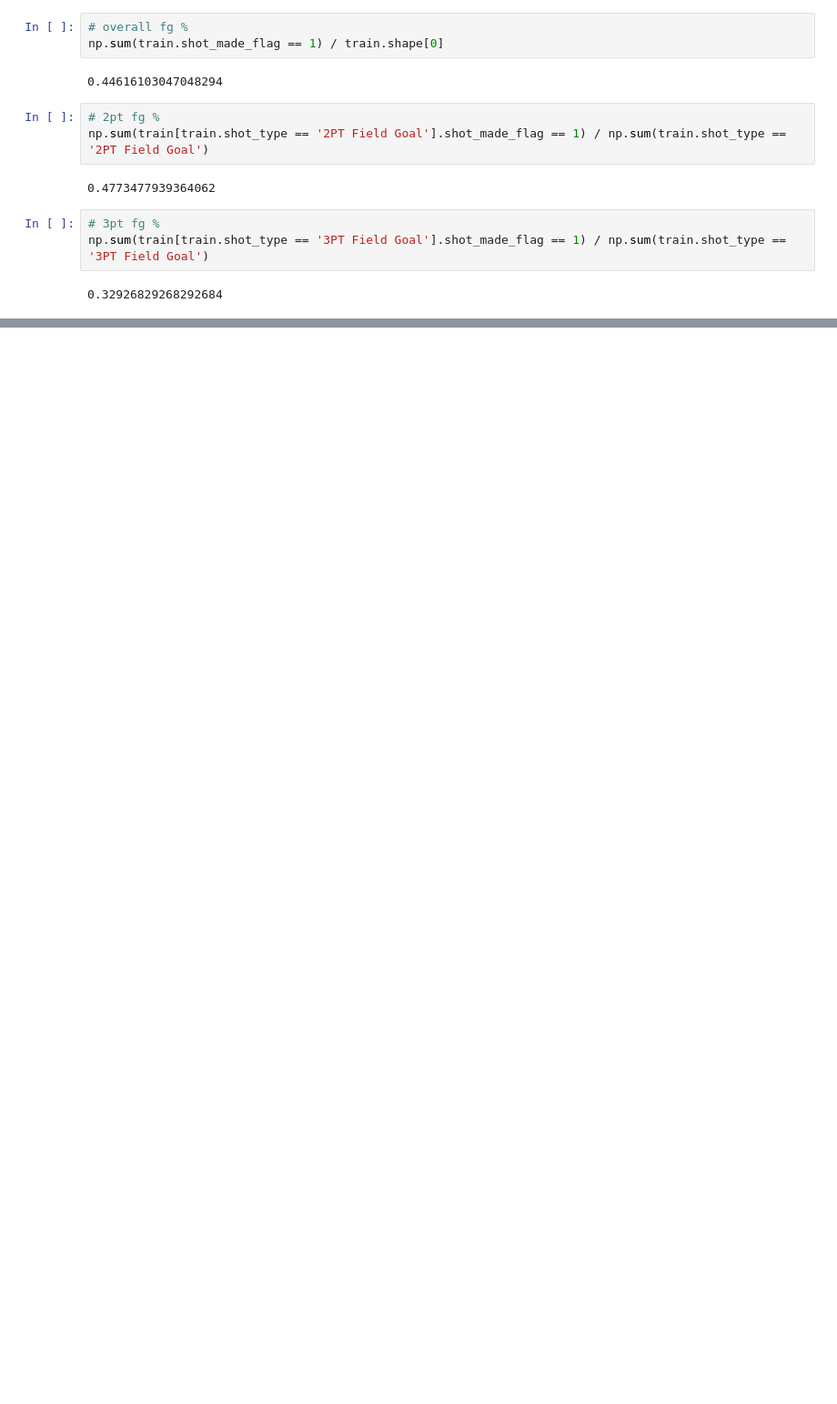
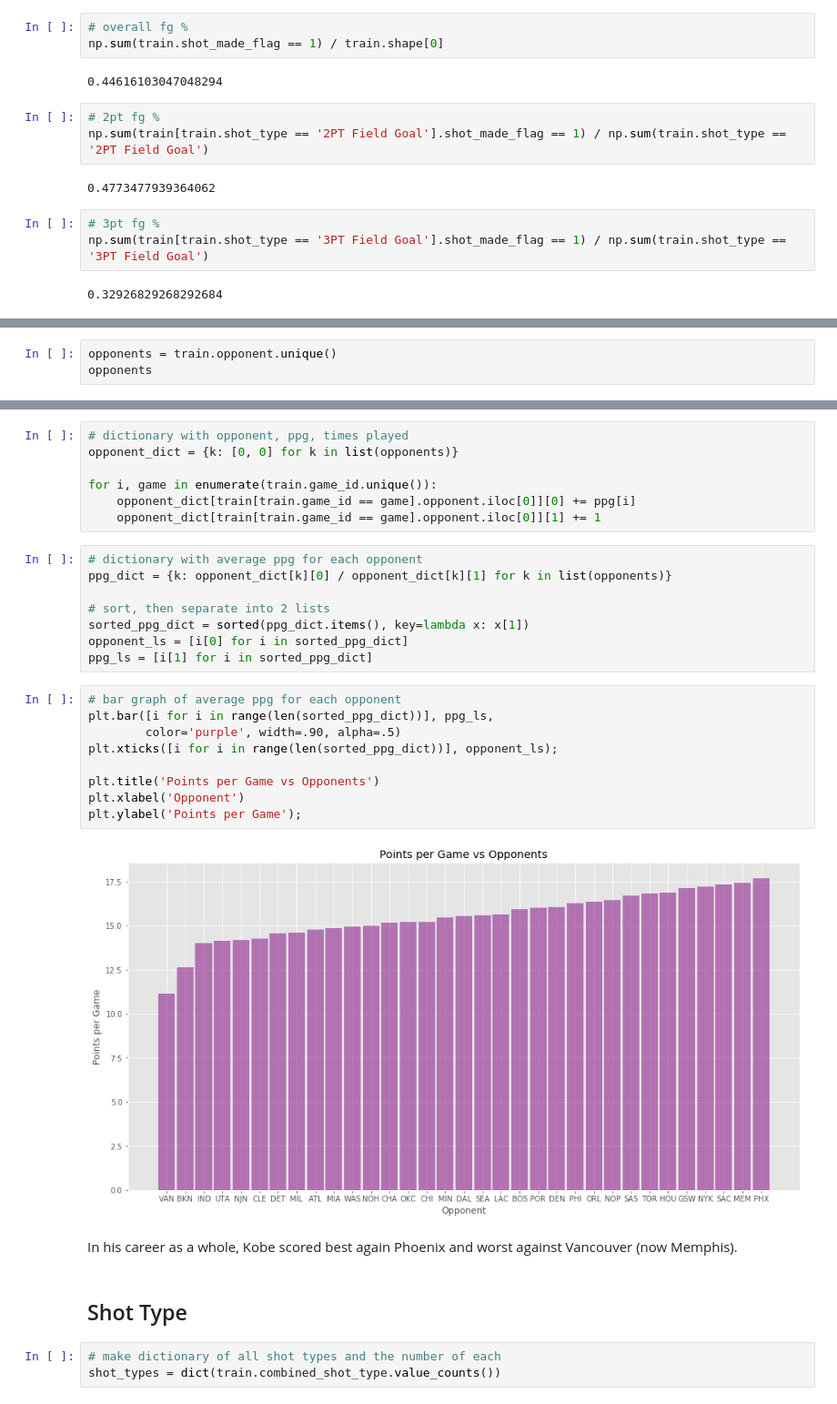
Before and after one commit to neil-ash/Kaggle, a Jupyter notebook: Kobe/Kobe_Kaggle.ipynb, the cells around one changed output, grey strips where cells are left out. Shown at 91% size. Cells and saved outputs as stored; diff of their text form; blank space fills up the shorter version.

```diff
--- a/Kobe/Kobe_Kaggle.ipynb
+++ b/Kobe/Kobe_Kaggle.ipynb
@@ -185,0 +252,3 @@ Period  FG %
+# %%
+opponents = train.opponent.unique()
+opponents
@@ -185,0 +269,33 @@ Period  FG %
+# %%
+# dictionary with opponent, ppg, times played
+opponent_dict = {k: [0, 0] for k in list(opponents)}
+
+for i, game in enumerate(train.game_id.unique()):
+    opponent_dict[train[train.game_id == game].opponent.iloc[0]][0] += ppg[i]
+    opponent_dict[train[train.game_id == game].opponent.iloc[0]][1] += 1
+# %%
+# dictionary with average ppg for each opponent
+ppg_dict = {k: opponent_dict[k][0] / opponent_dict[k][1] for k in list(opponents)}
+
+# sort, then separate into 2 lists
+sorted_ppg_dict = sorted(ppg_dict.items(), key=lambda x: x[1])
+opponent_ls = [i[0] for i in sorted_ppg_dict]
+ppg_ls = [i[1] for i in sorted_ppg_dict]
+# %%
+# bar graph of average ppg for each opponent
+plt.bar([i for i in range(len(sorted_ppg_dict))], ppg_ls,
+        color='purple', width=.90, alpha=.5)
+plt.xticks([i for i in range(len(sorted_ppg_dict))], opponent_ls);
+
+plt.title('Points per Game vs Opponents')
+plt.xlabel('Opponent')
+plt.ylabel('Points per Game');
+# %% [output]
+[figure, added]
+# %% [markdown]
+In his career as a whole, Kobe scored best again Phoenix and worst against Vancouver (now Memphis).
+# %% [markdown]
+## Shot Type
+# %%
+# make dictionary of all shot types and the number of each
+shot_types = dict(train.combined_shot_type.value_counts())
```
Also changed, not shown: parts of 22 cells of this notebook.
